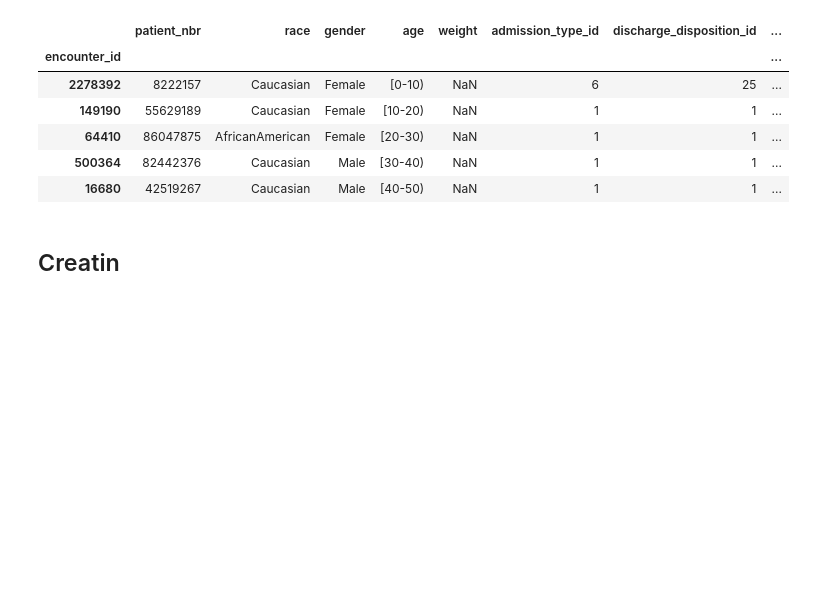
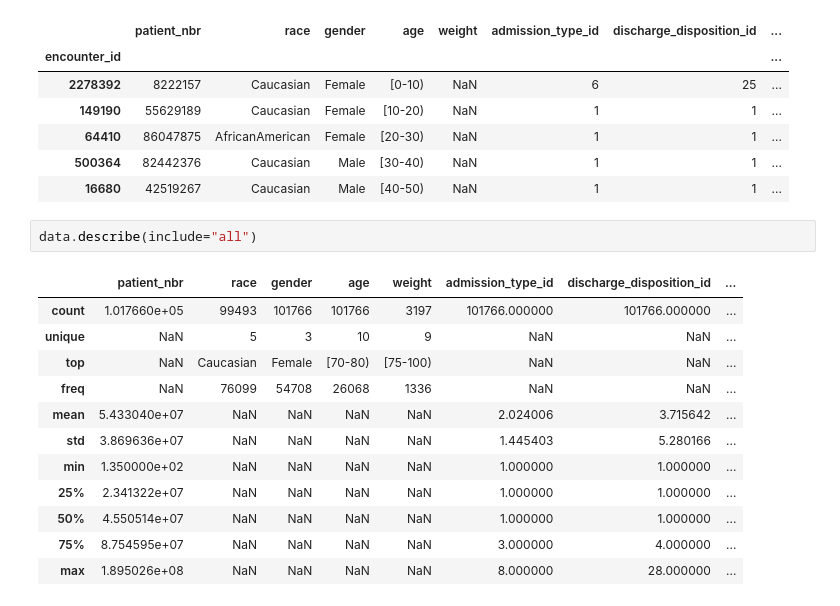
Before and after one commit to theislab/ehrapy-datasets, a Jupyter notebook: diabetes_130/diabetes_130.ipynb, the cells around one changed output. Cells and saved outputs as stored; diff of their text form; blank space fills up the shorter version.

```diff
--- a/diabetes_130/diabetes_130.ipynb
+++ b/diabetes_130/diabetes_130.ipynb
@@ -41,5 +30,18 @@ data.head()
 | 64410 | 86047875 | AfricanAmerican | Female | [20-30) | NaN | 1 | 1 | ... |
 | 500364 | 82442376 | Caucasian | Male | [30-40) | NaN | 1 | 1 | ... |
 | 16680 | 42519267 | Caucasian | Male | [40-50) | NaN | 1 | 1 | ... |
-# %% [markdown]
-## Creatin
+# %%
+data.describe(include="all")
+# %% [output]
+|  | patient_nbr | race | gender | age | weight | admission_type_id | discharge_disposition_id | ... |
+| count | 1.017660e+05 | 99493 | 101766 | 101766 | 3197 | 101766.000000 | 101766.000000 | ... |
+| unique | NaN | 5 | 3 | 10 | 9 | NaN | NaN | ... |
+| top | NaN | Caucasian | Female | [70-80) | [75-100) | NaN | NaN | ... |
+| freq | NaN | 76099 | 54708 | 26068 | 1336 | NaN | NaN | ... |
+| mean | 5.433040e+07 | NaN | NaN | NaN | NaN | 2.024006 | 3.715642 | ... |
+| std | 3.869636e+07 | NaN | NaN | NaN | NaN | 1.445403 | 5.280166 | ... |
+| min | 1.350000e+02 | NaN | NaN | NaN | NaN | 1.000000 | 1.000000 | ... |
+| 25% | 2.341322e+07 | NaN | NaN | NaN | NaN | 1.000000 | 1.000000 | ... |
+| 50% | 4.550514e+07 | NaN | NaN | NaN | NaN | 1.000000 | 1.000000 | ... |
+| 75% | 8.754595e+07 | NaN | NaN | NaN | NaN | 3.000000 | 4.000000 | ... |
+| max | 1.895026e+08 | NaN | NaN | NaN | NaN | 8.000000 | 28.000000 | ... |
```
Also changed, not shown: parts of 45 cells of this notebook.
